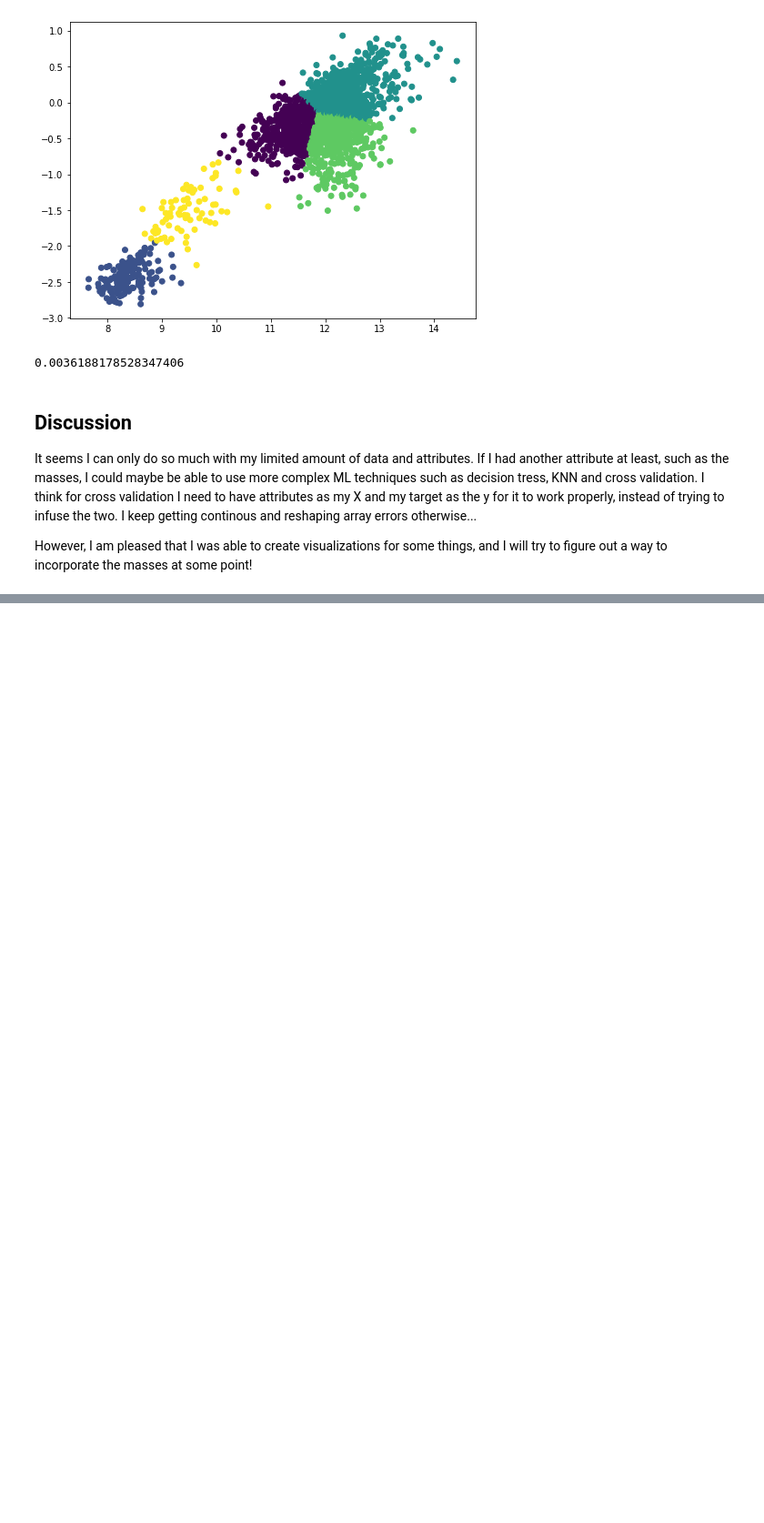
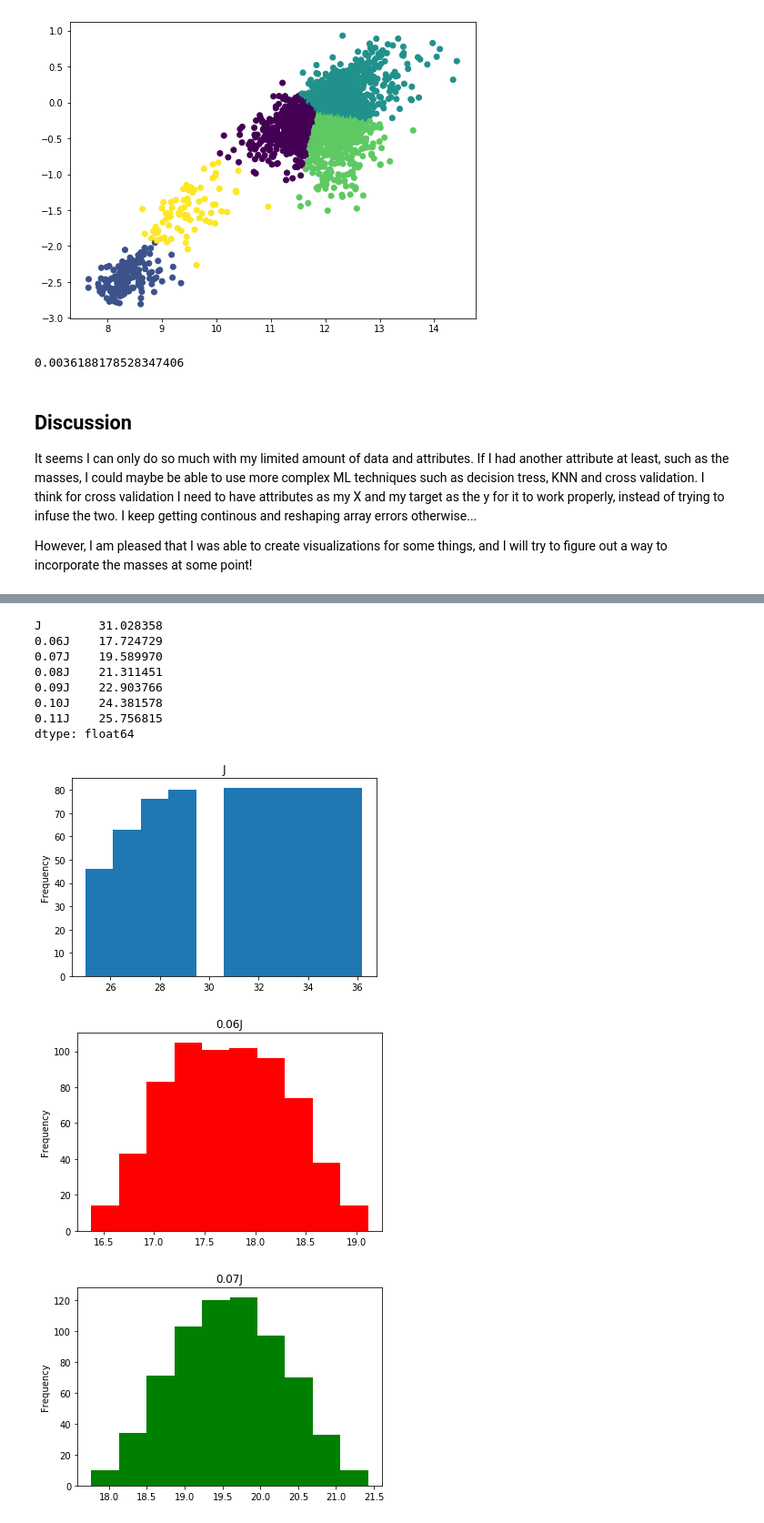
Before and after one commit to bdougl13/ApplyingMLtoNSResearch, a Jupyter notebook: MLtoNS.ipynb, the cells around one changed output, grey strips where cells are left out. Shown: that part at 91% size. Cells and saved outputs as stored; diff of their text form; code cells hidden in the pictures; blank space fills up the shorter version.

Commit message:
Reupload MLtoNS.ipynb
added EOS table, started data exploration

```diff
--- a/MLtoNS.ipynb
+++ b/MLtoNS.ipynb
@@ -294,0 +312,11 @@ However, I am pleased that I was able to create visualizations for some things,
+# %%
+#importing the new csv file. There is one column name unaccounted for so there are 3 unknown columns at the end
+cols = ['J','L','Ksym','Qsym','0.06J','0.06L','0.06Ksym','0.06Qsym','0.07J','0.07L','0.07Ksym','0.07Qsym',
+        '0.08J','0.08L','0.08Ksym','0.08Qsym','0.09J','0.09L','0.09Ksym','0.09Qsym','0.10J','0.10L','0.10Ksym','0.10Qsym',
+        '0.11J','0.11L','0.11Ksym','0.11Qsym','dcrust_core_trans_a','dcrust_core_trans_b','pcrust_core_trans_a','pcrust_core_trans_b'
+        'mu_crust_core_trans_a','mu_crust_core_trans_b','p_radius_Ca48','n_radius_Ca48','Binding_E_Ca48','neutron_skin_Ca48',
+        'p_radius_Tn112','n_radius_Tn112','Binding_E_Tn112','neutron_skin_Tn112','p_radius_Tn132','n_radius_Tn132','Binding_E_Tn132','neutron_skin_Tn132',
+        'p_radius_Pb208','n_radius_Pb208','Binding_E_Pb208','neutron_skin_Pb208','pasta_trans_d','pasta_trans_pressure','pasta_trans_mu',
+        'pasta_LDM_d','pasta_LDM_pressure','pasta_LDM_mu','UnknownA','UnknownB','UnknownC?']
+eos = pd.read_table('mega_table_ultimate_Ext.txt', sep='\t', header=None, names=cols)
+eos.head()
@@ -294,0 +347,37 @@ However, I am pleased that I was able to create visualizations for some things,
+# %%
+#plot different variations of the J column to see distributions and averages
+eos['J'].plot.hist()
+plt.title('J')
+plt.figure()
+eos['0.06J'].plot.hist(color='r')
+plt.title('0.06J')
+plt.figure()
+eos['0.07J'].plot.hist(color='g')
+plt.title('0.07J')
+plt.figure()
+eos['0.08J'].plot.hist(color='y')
+plt.title('0.08J')
+plt.figure()
+eos['0.09J'].plot.hist()
+plt.title('0.09J')
+plt.figure()
+eos['0.10J'].plot.hist(color='r')
+plt.title('0.10J')
+plt.figure()
+eos['0.11J'].plot.hist(color='g')
+plt.title('0.11J')
+
+J_means = eos[['J','0.06J','0.07J','0.08J','0.09J','0.10J','0.11J']].mean()
+print(J_means)
+# %% [output]
+J        31.028358
+0.06J    17.724729
+0.07J    19.589970
+0.08J    21.311451
+0.09J    22.903766
+0.10J    24.381578
+0.11J    25.756815
+dtype: float64
+[figure, added]
+[figure, added]
+[figure, added]
```
Also changed, not shown: parts of 9 cells of this notebook.
